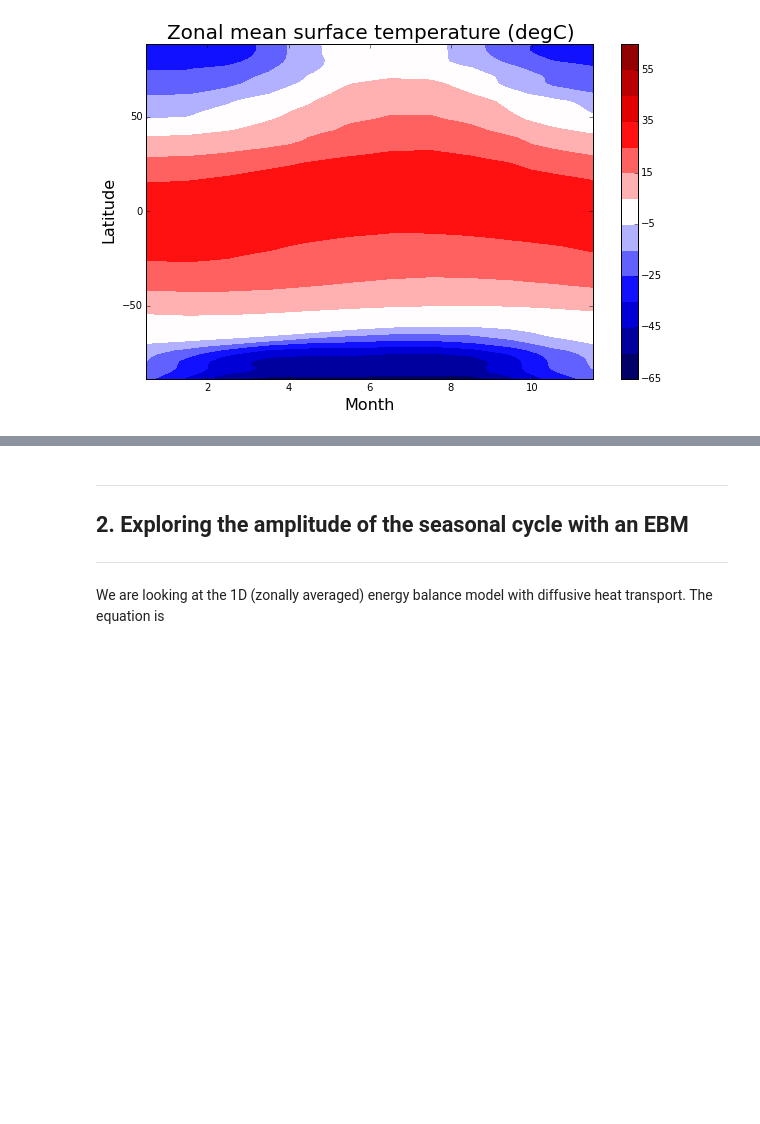
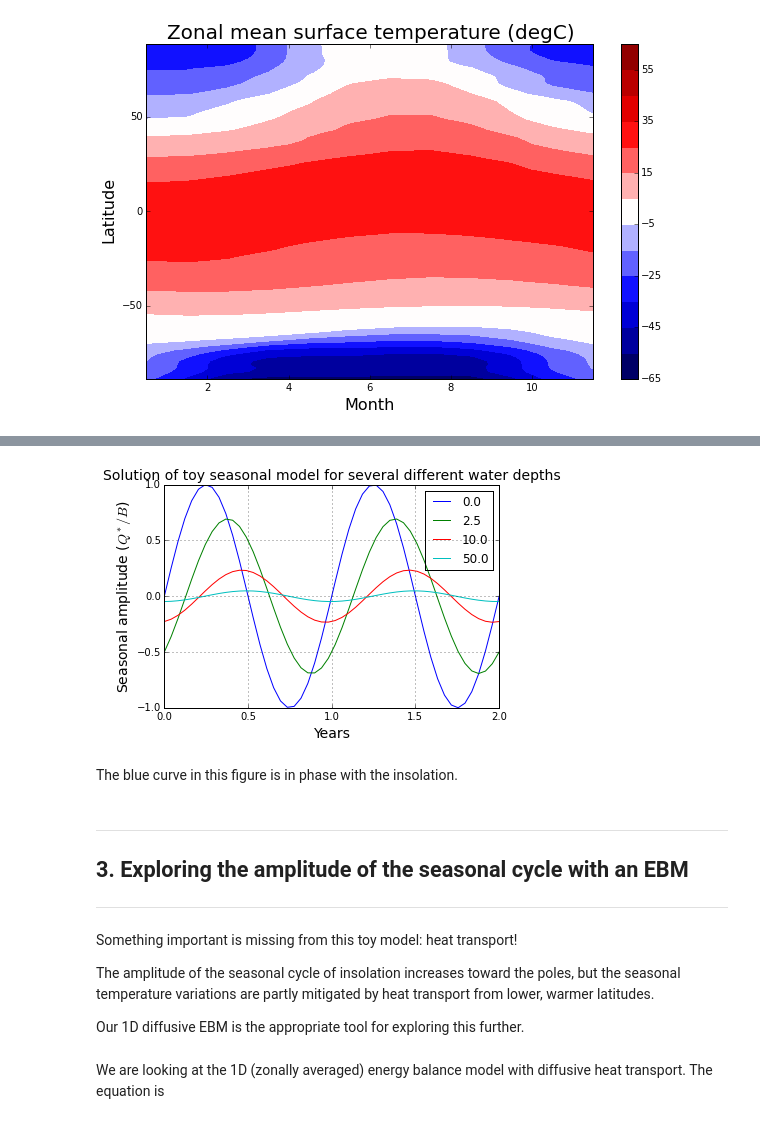
Before and after one commit to brian-rose/ClimateModeling_courseware, a Jupyter notebook: Lectures/Lecture15 -- Seasonal cycle and heat capacity.ipynb, the cells around one changed output, grey strips where cells are left out. Saved outputs shown, nothing was run; the diff lists cells and outputs as text; code cells hidden in the pictures; blank space fills up the shorter version.

```diff
--- a/Lectures/Lecture15 -- Seasonal cycle and heat capacity.ipynb
+++ b/Lectures/Lecture15 -- Seasonal cycle and heat capacity.ipynb
@@ -152,9 +361,33 @@ $$ T^* \left( C~\omega (\cot\omega t \cos\Phi - \sin\Phi) + B (\cos\Phi + \cot\o
+# %%
+years = np.linspace(0,2)
+Harray = np.array([0., 2.5, 10., 50.])
+
+for Hw in Harray:
+    Ctilde = const.cw * const.rho_w * Hw * omega / B
+    Phi = np.arctan(Ctilde)
+    plt.plot(years, np.sin(2*np.pi*years - Phi)/np.cos(Phi)/(1+Ctilde**2), label=Hw)
+
+plt.xlabel('Years', fontsize=14)
+plt.ylabel('Seasonal amplitude ($Q^* / B$)', fontsize=14)
+plt.title('Solution of toy seasonal model for several different water depths', fontsize=14)
+plt.legend()
+plt.grid()
+# %% [output]
+[figure, added]
+# %% [markdown]
+The blue curve in this figure is in phase with the insolation.
 # %% [markdown]
 ____________
-<a id='section2'></a>
+<a id='section3'></a>
 
-## 2. Exploring the amplitude of the seasonal cycle with an EBM
+## 3. Exploring the amplitude of the seasonal cycle with an EBM
 ____________
+# %% [markdown]
+Something important is missing from this toy model: heat transport!
+
+The amplitude of the seasonal cycle of insolation increases toward the poles, but the seasonal temperature variations are partly mitigated by heat transport from lower, warmer latitudes.
+
+Our 1D diffusive EBM is the appropriate tool for exploring this further.
 # %% [markdown]
 We are looking at the 1D (zonally averaged) energy balance model with diffusive heat transport. The equation is
 # %% [markdown]
```
Also changed, not shown: parts of 25 cells of this notebook.
